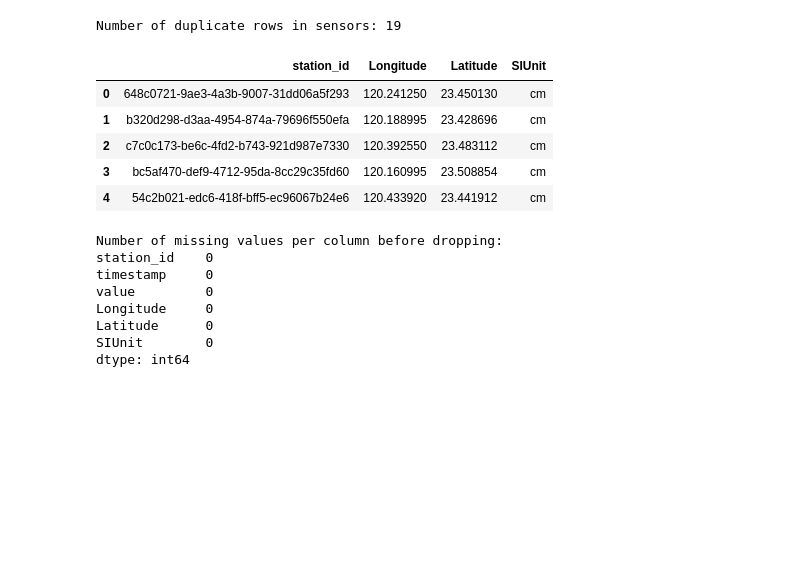
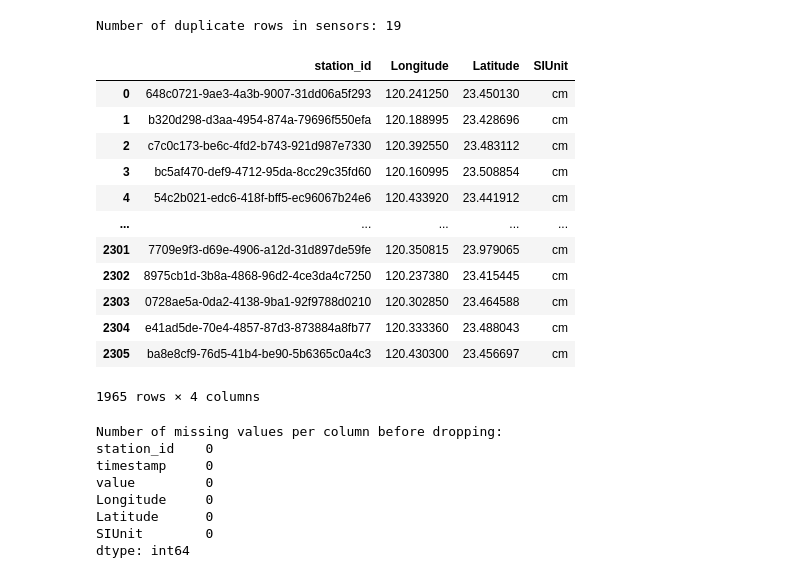
Before and after one commit to cjw612/Flood_Analysis, a Jupyter notebook: Data_Preprocessing.ipynb, the cells around one changed output. Cells and saved outputs as stored; diff of their text form; code cells hidden in the pictures; blank space fills up the shorter version.

```diff
--- a/Data_Preprocessing.ipynb
+++ b/Data_Preprocessing.ipynb
@@ -111,14 +111,21 @@ sensors = sensors.drop_duplicates()
 # %% [output]
 Number of duplicate rows in sensors: 19
 # %%
-sensors.head()
+sensors
 # %% [output]
 |  | station_id | Longitude | Latitude | SIUnit |
 | 0 | 648c0721-9ae3-4a3b-9007-31dd06a5f293 | 120.241250 | 23.450130 | cm |
 | 1 | b320d298-d3aa-4954-874a-79696f550efa | 120.188995 | 23.428696 | cm |
 | 2 | c7c0c173-be6c-4fd2-b743-921d987e7330 | 120.392550 | 23.483112 | cm |
 | 3 | bc5af470-def9-4712-95da-8cc29c35fd60 | 120.160995 | 23.508854 | cm |
 | 4 | 54c2b021-edc6-418f-bff5-ec96067b24e6 | 120.433920 | 23.441912 | cm |
+| ... | ... | ... | ... | ... |
+| 2301 | 7709e9f3-d69e-4906-a12d-31d897de59fe | 120.350815 | 23.979065 | cm |
+| 2302 | 8975cb1d-3b8a-4868-96d2-4ce3da4c7250 | 120.237380 | 23.415445 | cm |
+| 2303 | 0728ae5a-0da2-4138-9ba1-92f9788d0210 | 120.302850 | 23.464588 | cm |
+| 2304 | e41ad5de-70e4-4857-87d3-873884a8fb77 | 120.333360 | 23.488043 | cm |
+| 2305 | ba8e8cf9-76d5-41b4-be90-5b6365c0a4c3 | 120.430300 | 23.456697 | cm |
+1965 rows × 4 columns
 # %%
 # Join dataframes on station_id
 df = records.merge(sensors, on='station_id', how='inner')
```
Also changed, not shown: 4 other files.
